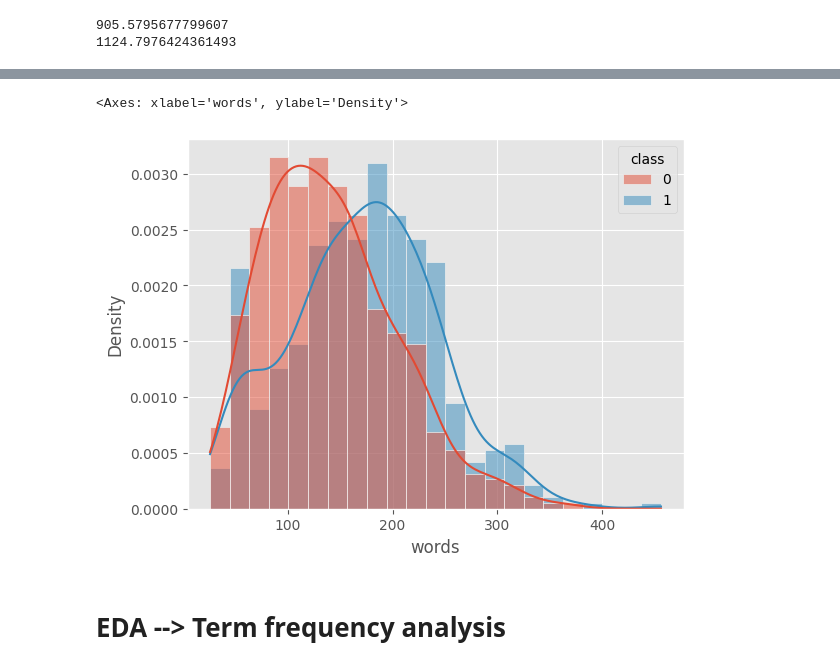
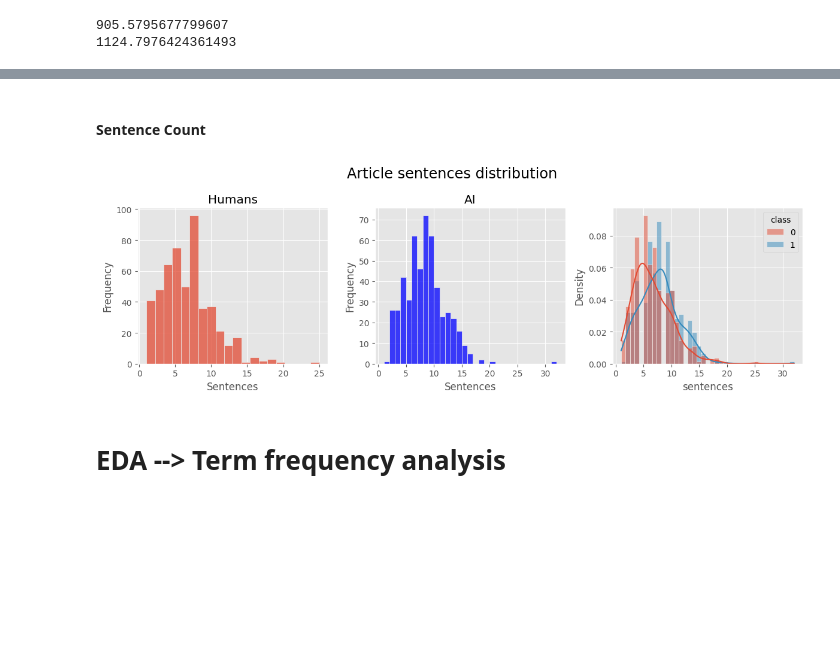
Before and after one commit to do3-173/FDS_Final, a Jupyter notebook: Eda_Preprocessing.ipynb, the cells around one changed output, grey strips where cells are left out. Cells and saved outputs as stored; diff of their text form; code cells hidden in the pictures; blank space fills up the shorter version.

Commit message:
Sentences + N-grams per Class

```diff
--- a/Eda_Preprocessing.ipynb
+++ b/Eda_Preprocessing.ipynb
@@ -116,8 +106,17 @@ plt.tight_layout()
-# %%
-sns.histplot(data = data, x = 'words', hue="class", kde= True, stat = 'density' )
-# %% [output]
-<Axes: xlabel='words', ylabel='Density'>
-[figure, removed]
+# %% [markdown]
+#### Sentence Count
+# %%
+data['sentences'] = data['article'].map(lambda x: len(sent_tokenize(x)))
+fig, axes = plt.subplots(1,3, figsize = (12,4))
+fig_sentences_human = sns.histplot(data = data[data['class']==0], x = 'sentences', ax = axes[0])
+fig_sentences_human.set(title = 'AI', xlabel='Sentences', ylabel= 'Frequency')
+fig_sentences_ai = sns.histplot(data = data[data['class']==1], x = 'sentences', ax = axes[1], color='blue')
+fig_sentences_ai.set(title = 'AI', xlabel='Sentences', ylabel= 'Frequency')
+sns.histplot(data = data, x = 'sentences', hue='class', kde= True, stat = 'density', ax = axes[2])
+fig.suptitle('Article sentences distribution', fontsize =  'xx-large')
+plt.tight_layout()
+# %% [output]
+[figure, added]
 # %% [markdown]
 # EDA --> Term frequency analysis
 # %% [markdown]
```
Also changed, not shown: parts of 27 cells of this notebook.
